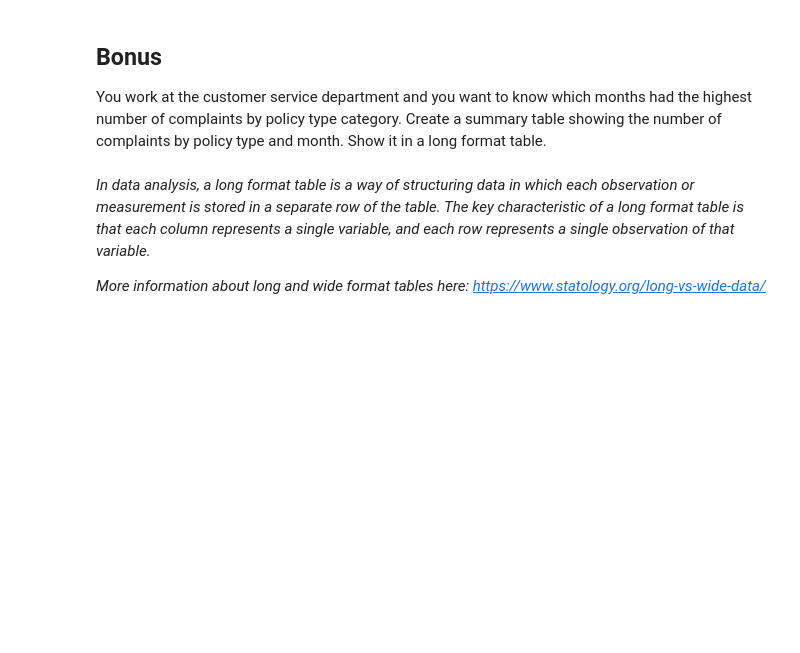
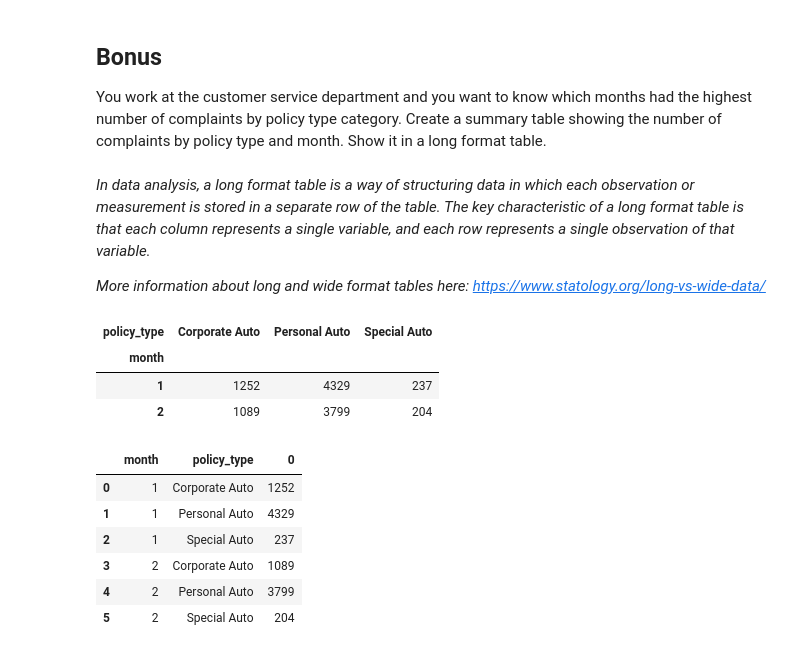
Before and after one commit to BeatrizAVeiga/lab-dw-data-structuring-and-combining, a Jupyter notebook: lab-dw-data-structuring-and-combining.ipynb, the cells around one changed output. Cells and saved outputs as stored; diff of their text form; code cells hidden in the pictures; blank space fills up the shorter version.

```diff
--- a/lab-dw-data-structuring-and-combining.ipynb
+++ b/lab-dw-data-structuring-and-combining.ipynb
@@ -285,4 +285,20 @@ Show it in a long format table.
 
 *More information about long and wide format tables here: https://www.statology.org/long-vs-wide-data/*
 # %%
-# Your code goes here
+summary_table2 = df.pivot_table(index='month', columns='policy_type', values='number_of_open_complaints', aggfunc='count').round(2)
+summary_table2
+# %% [output]
+| policy_type | Corporate Auto | Personal Auto | Special Auto |
+| month |  |  |  |
+| 1 | 1252 | 4329 | 237 |
+| 2 | 1089 | 3799 | 204 |
+# %%
+summary_table2.stack().reset_index()
+# %% [output]
+|  | month | policy_type | 0 |
+| 0 | 1 | Corporate Auto | 1252 |
+| 1 | 1 | Personal Auto | 4329 |
+| 2 | 1 | Special Auto | 237 |
+| 3 | 2 | Corporate Auto | 1089 |
+| 4 | 2 | Personal Auto | 3799 |
+| 5 | 2 | Special Auto | 204 |
```
